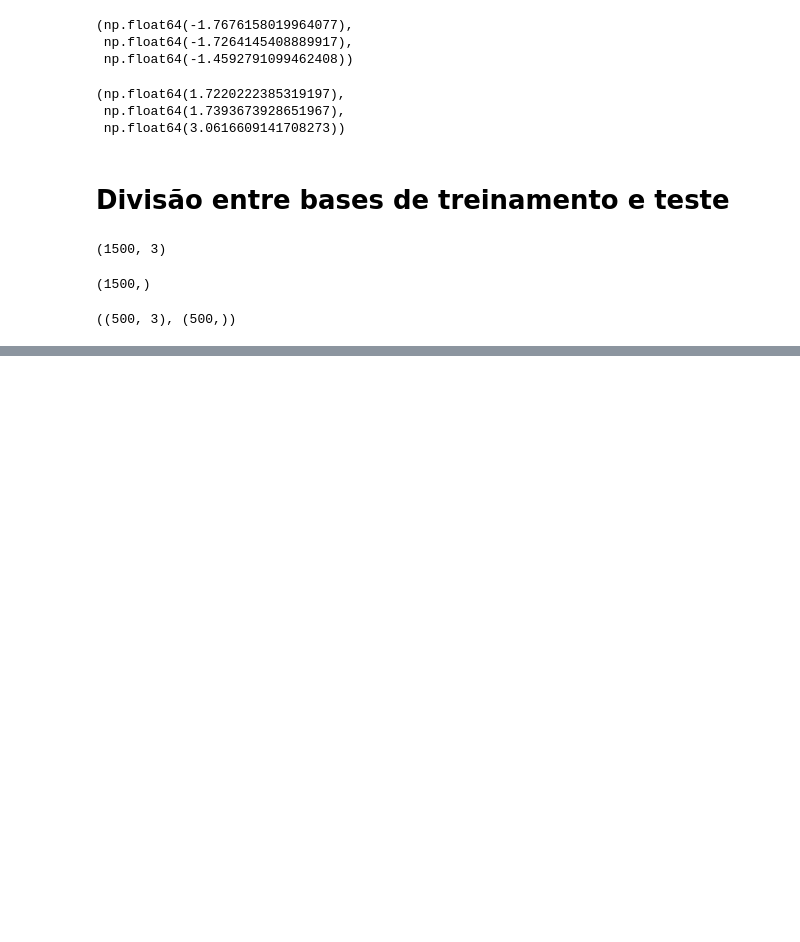
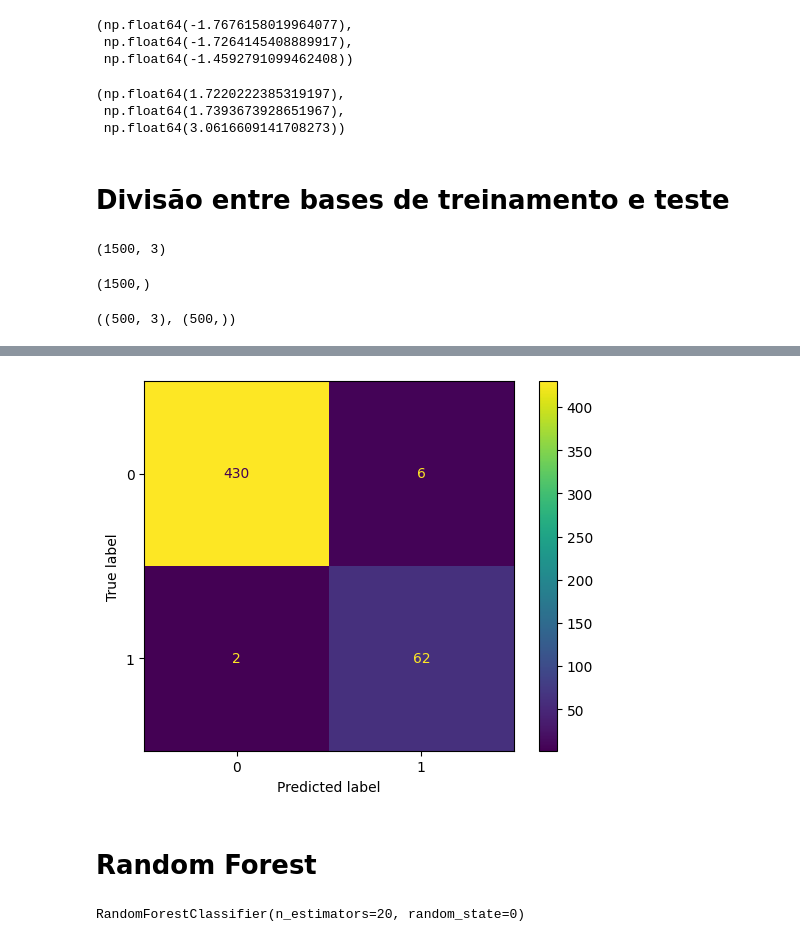
Before and after one commit to falcao-2005/curso-machine-learning, a Jupyter notebook: arvore_decisao/codigo_credito_ad.ipynb, the cells around one changed output, grey strips where cells are left out. Saved outputs shown, nothing was run; the diff lists cells and outputs as text; code cells hidden in the pictures; blank space fills up the shorter version.

Commit message:
Arquivos de random forest e decision tree carregados

```diff
--- a/arvore_decisao/codigo_credito_ad.ipynb
+++ b/arvore_decisao/codigo_credito_ad.ipynb
@@ -295,4 +287,0 @@ x_credit_teste.shape, y_credit_teste.shape
-# %%
-from sklearn.naive_bayes import GaussianNB
-naive_credit_data = GaussianNB()
-naive_credit_data.fit(x_credit_treinamento, y_credit_treinamento)
@@ -371,0 +288,5 @@ weighted avg       0.93      0.94      0.93       500
+# %%
+from sklearn.tree import DecisionTreeClassifier
+
+arvore_decisao = DecisionTreeClassifier(criterion='entropy')
+arvore_decisao.fit(x_credit_treinamento, y_credit_treinamento)
@@ -371,0 +314,7 @@ weighted avg       0.93      0.94      0.93       500
+# %%
+from sklearn.metrics import ConfusionMatrixDisplay
+ConfusionMatrixDisplay.from_estimator(arvore_decisao ,x_credit_teste, y_credit_teste);
+# %% [output]
+[figure, added]
+# %% [markdown]
+# Random Forest
@@ -371,0 +323,5 @@ weighted avg       0.93      0.94      0.93       500
+# %%
+random_forest_credit = RandomForestClassifier(n_estimators=20, criterion='gini', random_state=0)
+random_forest_credit.fit(x_credit_treinamento, y_credit_treinamento)
+# %% [output]
+RandomForestClassifier(n_estimators=20, random_state=0)
```
Also changed, not shown: parts of 23 cells of this notebook, 2 other files.
